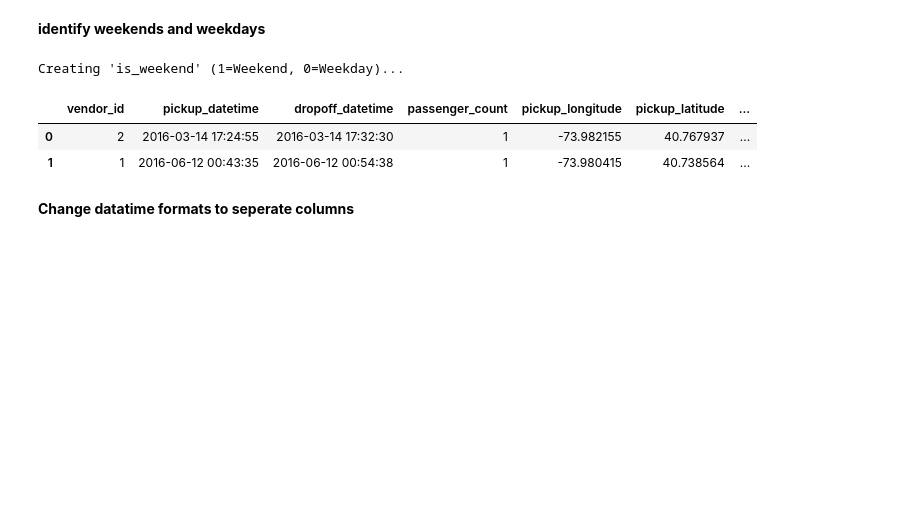
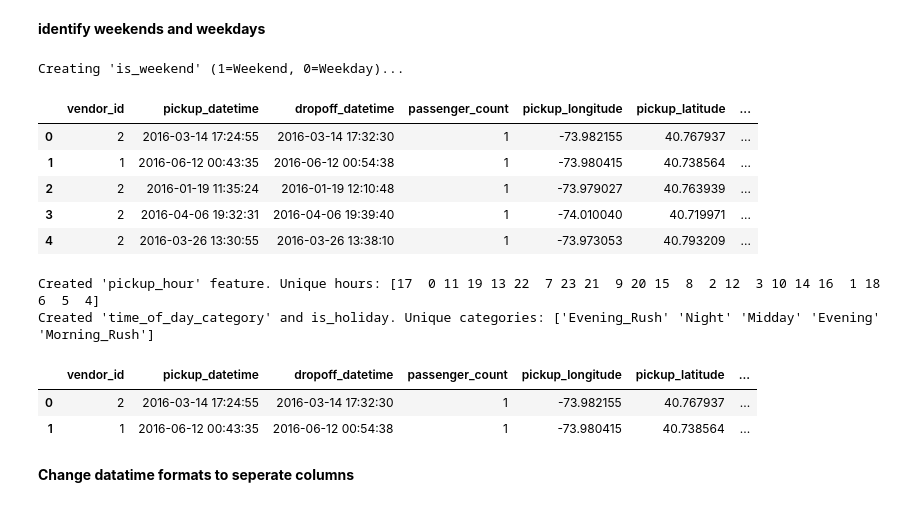
Before and after one commit to wasimshoman/NY_Taxi, a Jupyter notebook: Main.ipynb, the cells around one changed output. Drawn from its saved outputs; the diff is of its cells as text; code cells hidden in the pictures; blank space fills up the shorter version.

```diff
--- a/Main.ipynb
+++ b/Main.ipynb
@@ -340,3 +365,29 @@ dtype: int64
 # **Feature engineering**
 
 convert row data to valid formats for later application
+# %%
+# Geographical Feature Engineering (K-Means Clustering)
+N_CLUSTERS = 8 # A good starting point for NYC (roughly aligns with major zones in the city)
+
+# Prepare the combined coordinate data for clustering
+pickup_coords = DF_file[['pickup_longitude', 'pickup_latitude']].values
+dropoff_coords = DF_file[['dropoff_longitude', 'dropoff_latitude']].values
+all_coords = np.vstack([pickup_coords, dropoff_coords])
+
+# B. Fit K-Means on the combined coordinates
+print(f"Fitting K-Means with {N_CLUSTERS} clusters on all coordinates...")
+try:
+    kmeans = KMeans(n_clusters=N_CLUSTERS, random_state=42, n_init=10, verbose=0)
+    kmeans.fit(all_coords)
+
+    # C. Predict cluster labels for pickup and dropoff separately
+    DF_file['pickup_cluster'] = kmeans.predict(pickup_coords).astype(str)
+    DF_file['dropoff_cluster'] = kmeans.predict(dropoff_coords).astype(str)
+
+    print(f"Successfully created 'pickup_cluster' and 'dropoff_cluster' features.")
+    print(f"New Pickup Clusters created: {DF_file['pickup_cluster'].unique()}")
+
+except Exception as e:
+    print(f"K-Means Clustering failed: {e}")
+    # Proceed without clustering features if it fails
+    pass
@@ -355,6 +410,50 @@ print("Creating 'is_weekend' (1=Weekend, 0=Weekday)...")
 DF_file['is_weekend'] = DF_file['day_of_week'].apply(lambda x: 1 if x >= 5 else 0)
 # %% [output]
 Creating 'is_weekend' (1=Weekend, 0=Weekday)...
+# %%
+DF_file.head()
+# %% [output]
+|  | vendor_id | pickup_datetime | dropoff_datetime | passenger_count | pickup_longitude | pickup_latitude | ... |
+| 0 | 2 | 2016-03-14 17:24:55 | 2016-03-14 17:32:30 | 1 | -73.982155 | 40.767937 | ... |
+| 1 | 1 | 2016-06-12 00:43:35 | 2016-06-12 00:54:38 | 1 | -73.980415 | 40.738564 | ... |
+| 2 | 2 | 2016-01-19 11:35:24 | 2016-01-19 12:10:48 | 1 | -73.979027 | 40.763939 | ... |
+| 3 | 2 | 2016-04-06 19:32:31 | 2016-04-06 19:39:40 | 1 | -74.010040 | 40.719971 | ... |
+| 4 | 2 | 2016-03-26 13:30:55 | 2016-03-26 13:38:10 | 1 | -73.973053 | 40.793209 | ... |
+# %%
+
+# Temporal Feature Engineering
+# This range should cover the typical NYC taxi dataset period.
+us_holidays = holidays.US(years=[2015, 2016, 2017])
+
+# Convert pickup_datetime to datetime objects if it's not already
+if not pd.api.types.is_datetime64_any_dtype(DF_file['pickup_datetime']):
+    DF_file['pickup_datetime'] = pd.to_datetime(DF_file['pickup_datetime'])
+
+# Feature A: Hour of Day (0-23) - CRITICAL FOR TRAFFIC PATTERNS
+DF_file['pickup_hour'] = DF_file['pickup_datetime'].dt.hour
+print(f"Created 'pickup_hour' feature. Unique hours: {DF_file['pickup_hour'].unique()}")
+
+# Feature B: Time of Day Category (Categorical/Ordinal)
+def get_time_category(hour):
+    if 6 <= hour < 10:
+        return 'Morning_Rush' # 6 AM to 9:59 AM
+    elif 10 <= hour < 15:
+        return 'Midday'       # 10 AM to 2:59 PM
+    elif 15 <= hour < 20:
+        return 'Evening_Rush' # 3 PM to 7:59 PM
+    elif 20 <= hour < 23:
+        return 'Evening'      # 8 PM to 10:59 PM
+    else: # 23, 0, 1, 2, 3, 4, 5
+        return 'Night'
+
+DF_file['time_of_day_category'] = DF_file['pickup_hour'].apply(get_time_category)
+# Check if the date falls on a US Public Holiday (1=True, 0=False)
+DF_file['is_holiday'] = DF_file['pickup_datetime'].dt.normalize().apply(lambda date: 1 if date in us_holidays else 0)
+
+print(f"Created 'time_of_day_category' and is_holiday. Unique categories: {DF_file['time_of_day_category'].unique()}")
+# %% [output]
+Created 'pickup_hour' feature. Unique hours: [17  0 11 19 13 22  7 23 21  9 20 15  8  2 12  3 10 14 16  1 18  6  5  4]
+Created 'time_of_day_category' and is_holiday. Unique categories: ['Evening_Rush' 'Night' 'Midday' 'Evening' 'Morning_Rush']
 # %%
 DF_file.head(2)
 # %% [output]
```
Also changed, not shown: parts of 19 cells of this notebook.
